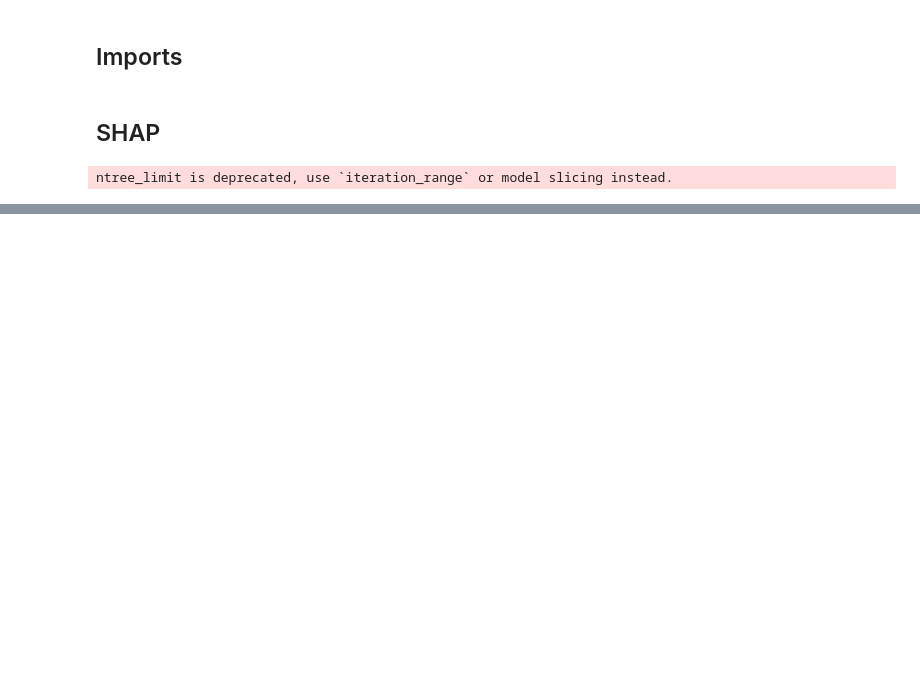
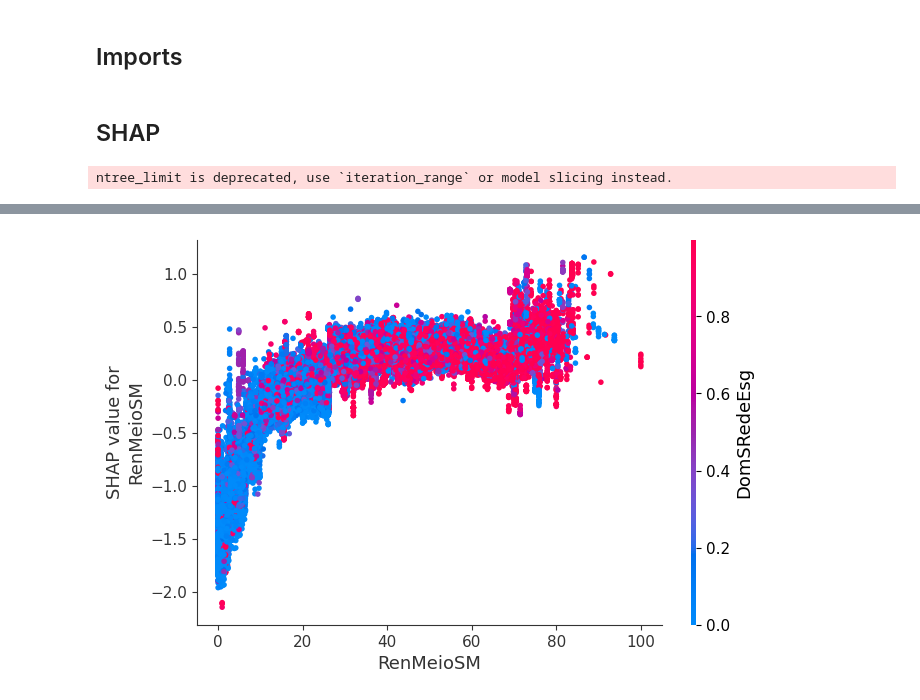
Before and after one commit to CaioRhoden/xai-nui-classification, a Jupyter notebook: shap_xgb.ipynb, the cells around one changed output, grey strips where cells are left out. Cells and saved outputs as stored; diff of their text form; code cells hidden in the pictures; blank space fills up the shorter version.

```diff
--- a/shap_xgb.ipynb
+++ b/shap_xgb.ipynb
@@ -33,0 +47,4 @@ No data for colormapping provided via 'c'. Parameters 'vmin', 'vmax' will be ign
+# %%
+shap.dependence_plot("RenMeioSM", shap_values, X_test, interaction_index="DomSRedeEsg")
+# %% [output]
+[figure, added]
```
Also changed, not shown: parts of 5 cells of this notebook, 2 other files.
